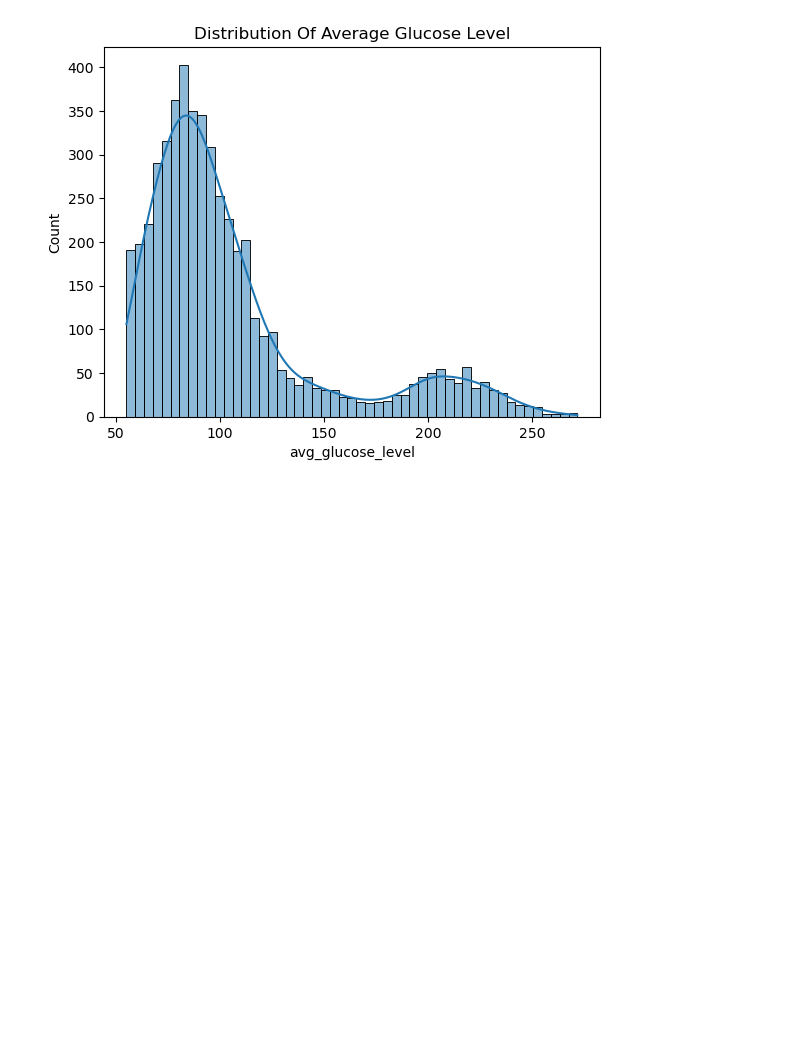
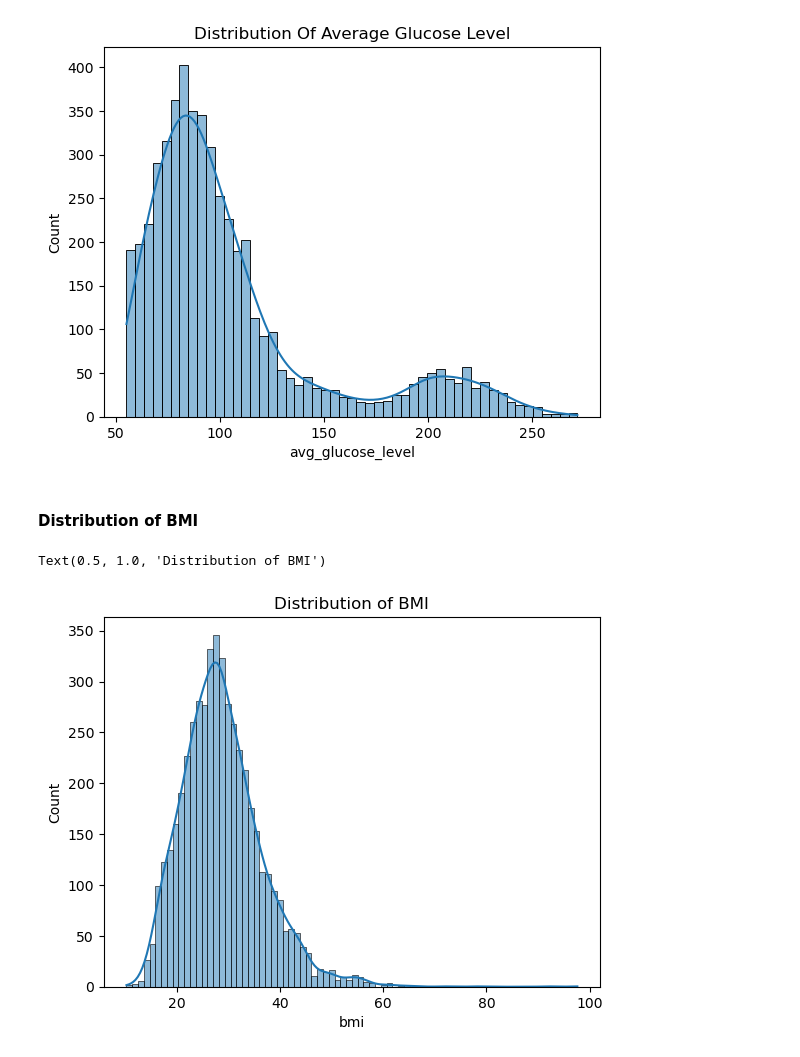
Before and after one commit to HChandeepa/Stroke-Risk-Prediction-System-A_Machine_Learning_Approach, a Jupyter notebook: Stroke.ipynb, the cells around one changed output. Saved outputs shown, nothing was run; the diff lists cells and outputs as text; code cells hidden in the pictures; blank space fills up the shorter version.

Commit message:
Distribution of BMI

```diff
--- a/Stroke.ipynb
+++ b/Stroke.ipynb
@@ -138,3 +138,10 @@ snb.histplot(data=df,x='avg_glucose_level',kde=True).set_title("Distribution Of
 # %% [output]
 Text(0.5, 1.0, 'Distribution Of Average Glucose Level')
 [figure]
+# %% [markdown]
+#### Distribution of BMI
+# %%
+snb.histplot(data=df,x='bmi',kde=True).set_title("Distribution of BMI")
+# %% [output]
+Text(0.5, 1.0, 'Distribution of BMI')
+[figure, added]
```
